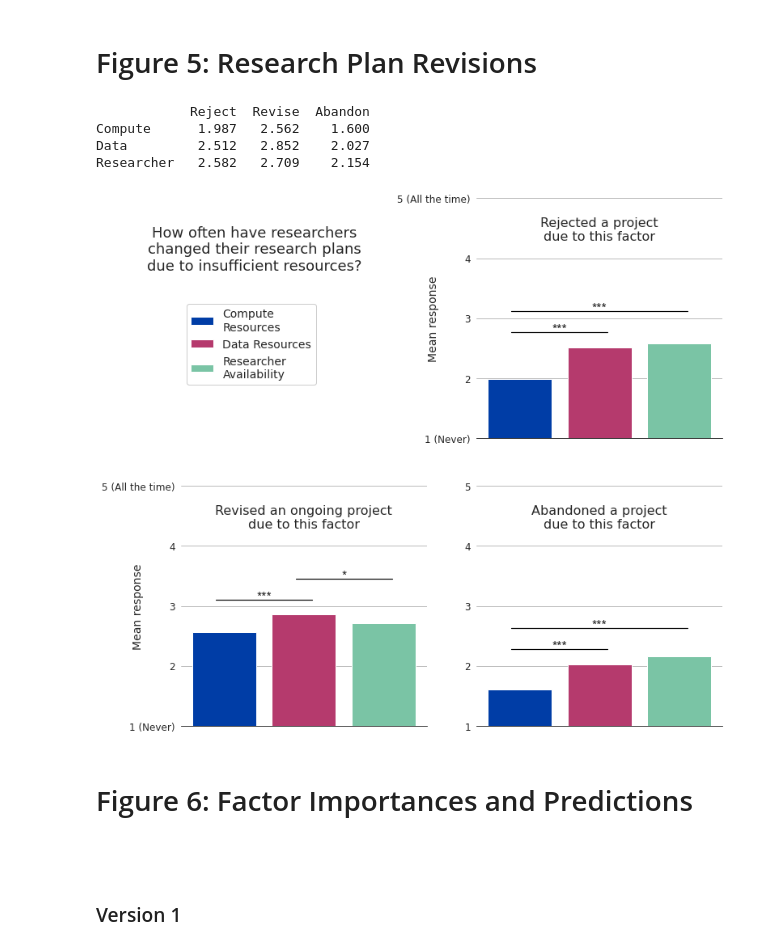
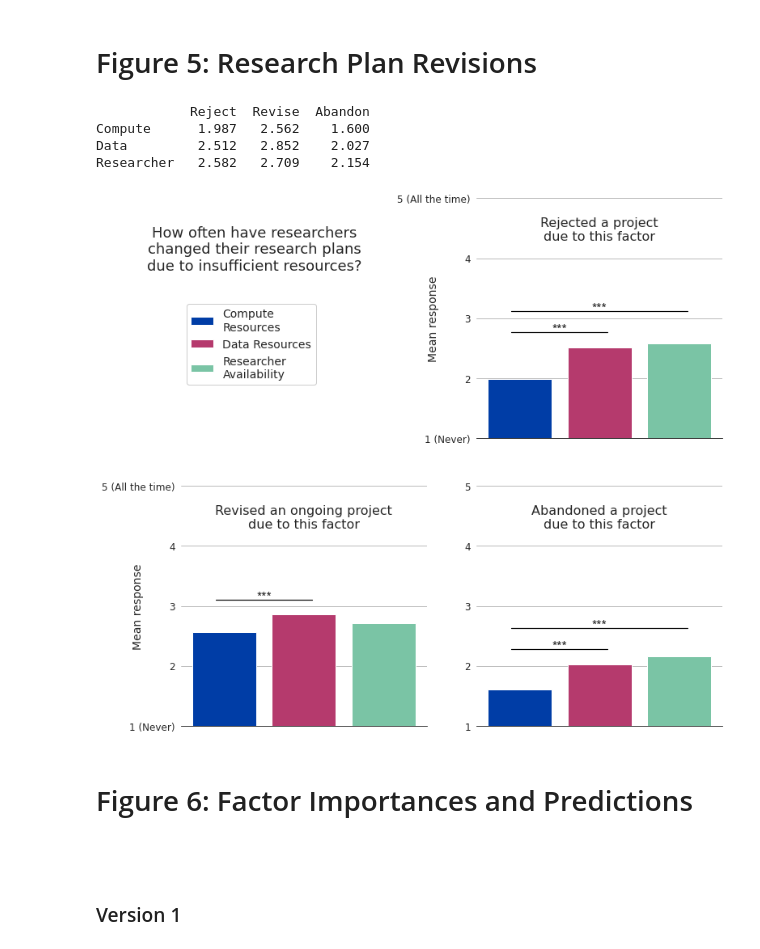
Before and after one commit to georgetown-cset/Compute_Survey_2022, a Jupyter notebook: scripts/paper_figures.ipynb, the cells around one changed output. Cells and saved outputs as stored; diff of their text form; code cells hidden in the pictures.

Commit message:
Added Bonferroni corrections where appropriate and re-ran full analysis

```diff
--- a/scripts/paper_figures.ipynb
+++ b/scripts/paper_figures.ipynb
@@ -420,8 +416,9 @@ for i, (ax, situation) in enumerate(zip([axes[0][1], axes[1][0], axes[1][1]], ['
         # Calculate the p-value of a Mann-Whitney U test
         p = mannwhitneyu(df[col1].dropna(), df[col2].dropna())[1]
 
-        # If the p-value is significant, and no horizontal bars have been plotted yet, then plot a horizontal bar just over the taller of the two columns in this comparison
-        if p < 0.05:
+        # If the p-value is significant (using a Bonferroni correction with three tests per question), and no horizontal bars have been plotted yet,
+        # then plot a horizontal bar just over the taller of the two columns in this comparison
+        if p < 0.05 / 3:
             if height == 0:
                 height = max(df[col1].mean() + 1., df[col2].mean() + 1.) + 0.25
 
@@ -429,9 +426,10 @@ for i, (ax, situation) in enumerate(zip([axes[0][1], axes[1][0], axes[1][1]], ['
             else: height += 0.35
             ax.plot([ind1 - 0.1, ind2 + 0.1], [height] * 2, color='black', linewidth=1.2)
 
-            # Choose the right annotation out of three options based on the p-value, and add an annotation to the plot, halfway along the horizontal bar
-            annotation = '*' if p > 0.01 else '**'
-            if p < 0.001: annotation = '***'
+            # Choose the right annotation out of three options based on the p-value (again using a Bonferroni correction given three tests per question),
+            # and add an annotation to the plot, halfway along the horizontal bar
+            annotation = '*' if p > 0.01 / 3 else '**'
+            if p < 0.001 / 3: annotation = '***'
             ax.annotate(annotation, xy=[(ind1 + ind2) / 2, height + 0.05], ha='center', va='center', fontsize=16)
 
 
@@ -440,39 +438,35 @@ for ax in ([axes[0][1], axes[1][0]]):
     ax.set_yticklabels(['1 (Never)', '2', '3', '4', '5 (All the time)'], fontsize=12, fontname='DejaVu Sans')
     ax.set_ylabel('Mean response', fontsize=14, fontname='DejaVu Sans')
     ax.yaxis.set_label_coords(-.15, .5)
 
 # Add annotations to each plot showing which hypothetical situation it represents
 for ax, lab in zip([axes[0][1], axes[1][0], axes[1][1]],
                    ['Rejected a project', 'Revised an ongoing project', 'Abandoned a project']):
     ax.annotate(f'{lab}\ndue to this factor', xy=(1., 4.3), ha='center', fontsize=16, fontname='DejaVu Sans')
 
 
 # Adjust the top-left subplot so that it contains a legend and a question describing the results
 handles, labels = axes[0][1].get_legend_handles_labels()
 axes[0][0].legend(handles, labels, prop=basefont, loc=3, bbox_to_anchor=(0., 0.2))
 axes[0][0].grid(False)
 axes[0][0].axis(False)
 axes[0][0].annotate('How often have researchers\nchanged their research plans\ndue to insufficient resources?',
                    xy=(0.3, 0.7), xycoords='axes fraction', ha='center', fontsize=18, fontname='DejaVu Sans')
 
 # Print the full array of means
 print(data_df)
 
 # Save the final result
-plt.savefig('../figures/paper/Fig5.jpg', dpi=300, bbox_inches='tight')
-
-# NOTE TO CODE REVIEWER: for some reason I'm getting two extra significance results (ComputeRevise vs. ResearcherRevise at p = 0.03 and DataAbandon vs. ResearcherAbandon at p = 0.04)
-# that I wasn't previously getting. I don't know if something in the data cleaning script I wrote somehow altered the results here? Or if I was previously calculating the p-values
-# incorrectly? Unsure if there's still an error present and would appreciate careful review here
+plt.savefig('../results/figures/Fig5.jpg', dpi=300, bbox_inches='tight')
 
 plt.show()
 plt.close()
 # %% [output]
             Reject  Revise  Abandon
 Compute      1.987   2.562    1.600
 Data         2.512   2.852    2.027
 Researcher   2.582   2.709    2.154
-[figure, old version]
+[figure, new version]
 # %% [markdown]
 # Figure 6: Factor Importances and Predictions
 
```
Also changed, not shown: parts of 21 cells of this notebook, 11 other files.
